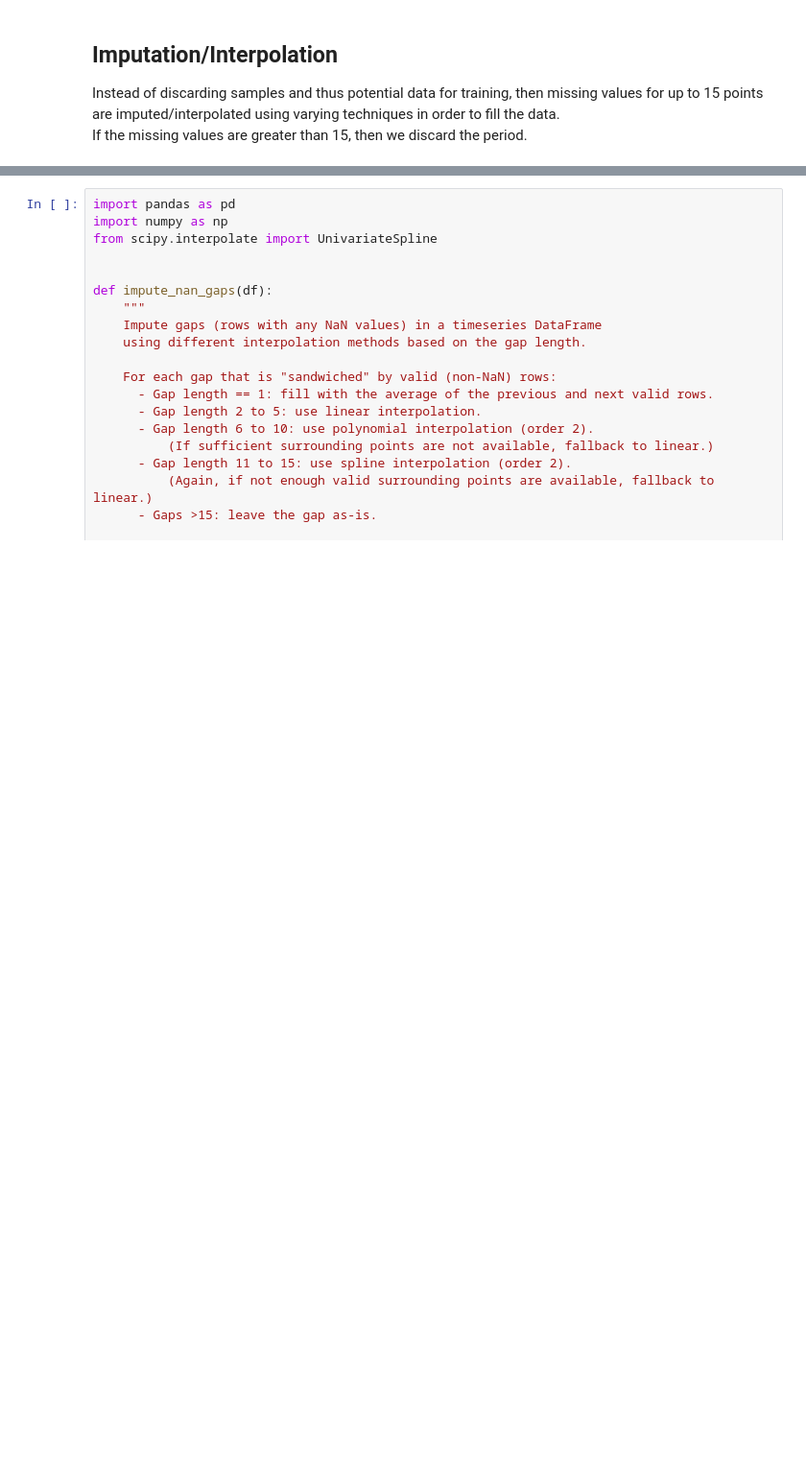
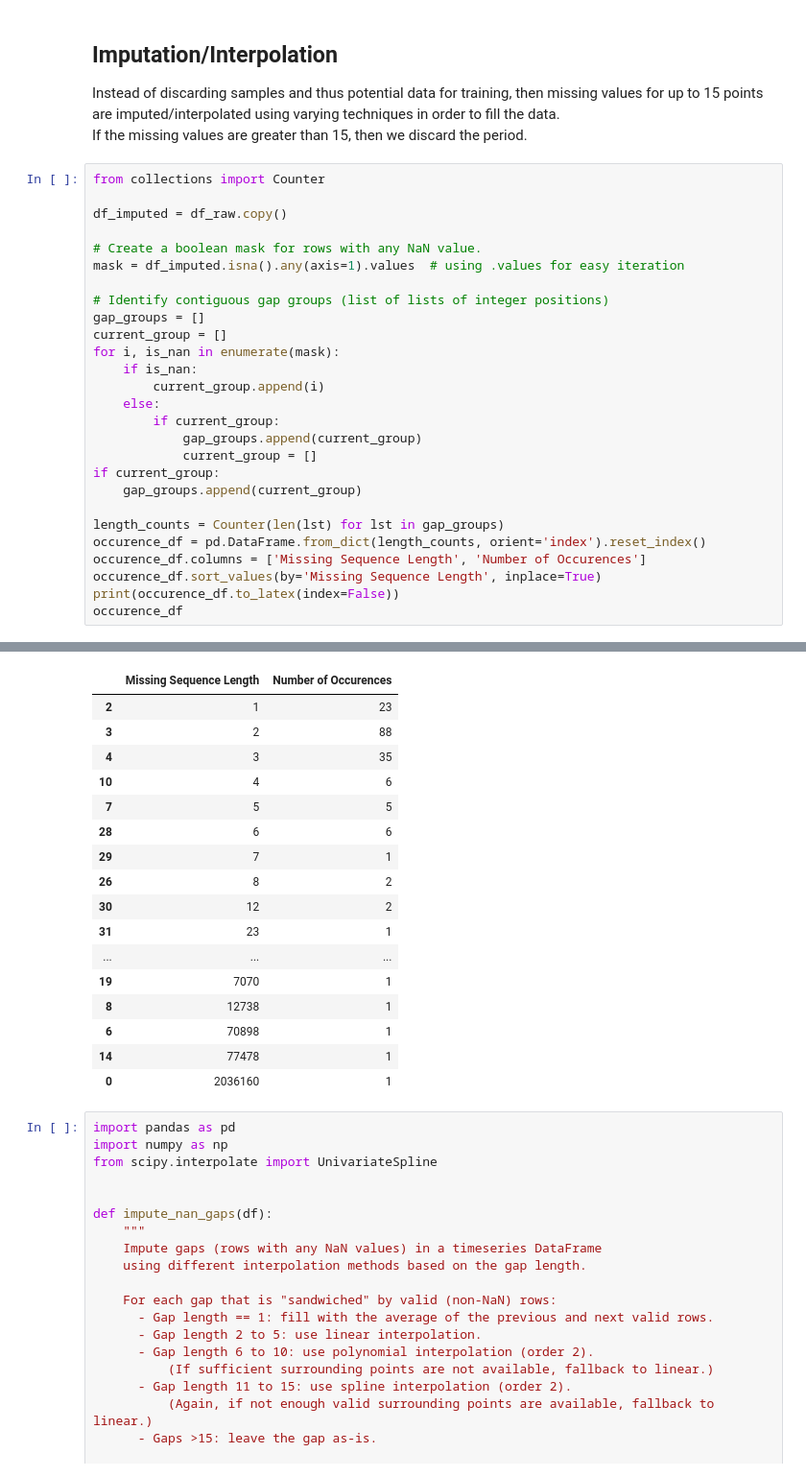
Before and after one commit to LucasDJensen/Solar-Irradiance-Nowcasting, a Jupyter notebook: Preprocess_Step_1.ipynb, the cells around one changed output, grey strips where cells are left out. Shown at 96% size. Saved outputs shown, nothing was run; the diff lists cells and outputs as text; blank space fills up the shorter version.

```diff
--- a/Preprocess_Step_1.ipynb
+++ b/Preprocess_Step_1.ipynb
@@ -105,3 +106,31 @@ df.loc[mask] = np.nan
 ## Imputation/Interpolation
 Instead of discarding samples and thus potential data for training, then missing values for up to 15 points are imputed/interpolated using varying techniques in order to fill the data.\
 If the missing values are greater than 15, then we discard the period.
+# %%
+from collections import Counter
+
+df_imputed = df_raw.copy()
+
+# Create a boolean mask for rows with any NaN value.
+mask = df_imputed.isna().any(axis=1).values  # using .values for easy iteration
+
+# Identify contiguous gap groups (list of lists of integer positions)
+gap_groups = []
+current_group = []
+for i, is_nan in enumerate(mask):
+    if is_nan:
+        current_group.append(i)
+    else:
+        if current_group:
+            gap_groups.append(current_group)
+            current_group = []
+if current_group:
+    gap_groups.append(current_group)
+
+length_counts = Counter(len(lst) for lst in gap_groups)
+occurence_df = pd.DataFrame.from_dict(length_counts, orient='index').reset_index()
+occurence_df.columns = ['Missing Sequence Length', 'Number of Occurences']
+occurence_df.sort_values(by='Missing Sequence Length', inplace=True)
+print(occurence_df.to_latex(index=False))
+occurence_df
+# %% [output]
@@ -108,3 +154,20 @@ If the missing values are greater than 15, then we discard the period.
+|  | Missing Sequence Length | Number of Occurences |
+| 2 | 1 | 23 |
+| 3 | 2 | 88 |
+| 4 | 3 | 35 |
+| 10 | 4 | 6 |
+| 7 | 5 | 5 |
+| 28 | 6 | 6 |
+| 29 | 7 | 1 |
+| 26 | 8 | 2 |
+| 30 | 12 | 2 |
+| 31 | 23 | 1 |
+| ... | ... | ... |
+| 19 | 7070 | 1 |
+| 8 | 12738 | 1 |
+| 6 | 70898 | 1 |
+| 14 | 77478 | 1 |
+| 0 | 2036160 | 1 |
 # %%
 import pandas as pd
 import numpy as np
```
Also changed, not shown: parts of 2 cells of this notebook, 3 other files.
